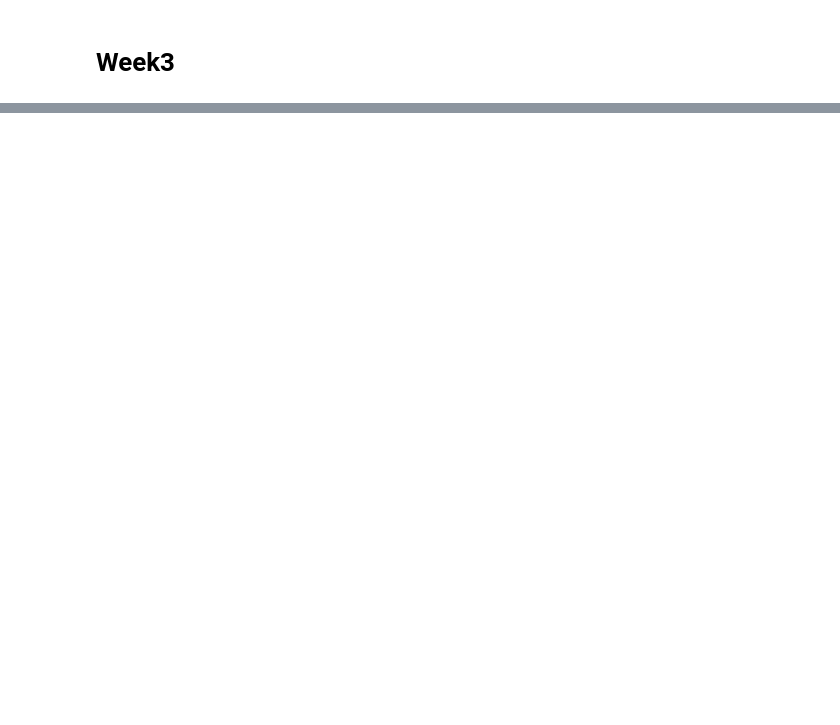
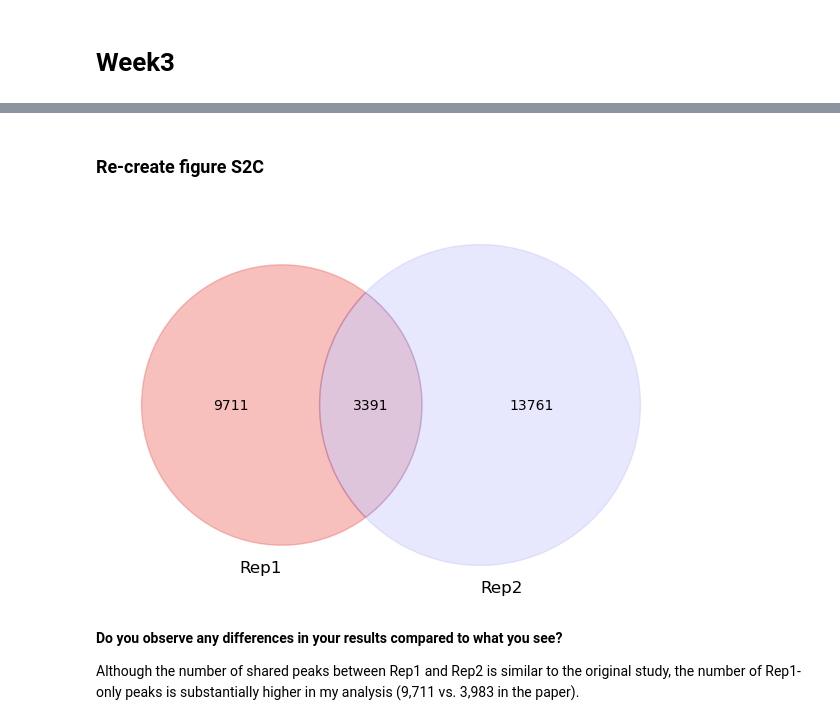
Before and after one commit to yukiito0914/chip_seq_analysis_pipeline, a Jupyter notebook: analysis_notebook.ipynb, the cells around one changed output, grey strips where cells are left out. Drawn from its saved outputs; the diff is of its cells as text; code cells hidden in the pictures; blank space fills up the shorter version.

```diff
--- a/analysis_notebook.ipynb
+++ b/analysis_notebook.ipynb
@@ -26,0 +205,33 @@ The motif analysis identified several highly enriched transcription factor bindi
+# %% [markdown]
+### Re-create figure S2C
+# %%
+def count_lines(filepath):
+    with open(filepath) as f:
+        return sum(1 for _ in f)
+
+# Count peaks in each file
+rep1_total = count_lines("./results/callpeak_rep1/rep1_peaks.narrowPeak")
+rep2_total = count_lines("./results/callpeak_rep2/rep2_peaks.narrowPeak")
+common = count_lines("./results/reproducible_peaks.bed")
+
+# Calculate unique peaks
+rep1_only = rep1_total - common
+rep2_only = rep2_total - common
+
+# Venn diagram
+plt.figure(figsize=(6,5))
+v = venn2(subsets=(rep1_only, rep2_only, common), set_labels=("Rep1", "Rep2"))
+
+# Set colors for the circles and intersection
+v.get_patch_by_id('10').set_color('#EC625C')  # Rep1
+v.get_patch_by_id('01').set_color('#C4C4FA')  # Rep2
+v.get_patch_by_id('11').set_color('#AD6EA8')  # common
+
+plt.tight_layout()
+plt.show()
+# %% [output]
+[figure, added]
+# %% [markdown]
+**Do you observe any differences in your results compared to what you see?**
+
+Although the number of shared peaks between Rep1 and Rep2 is similar to the original study, the number of Rep1-only peaks is substantially higher in my analysis (9,711 vs. 3,983 in the paper).
```
Also changed, not shown: parts of 42 cells of this notebook, 4 other files.
